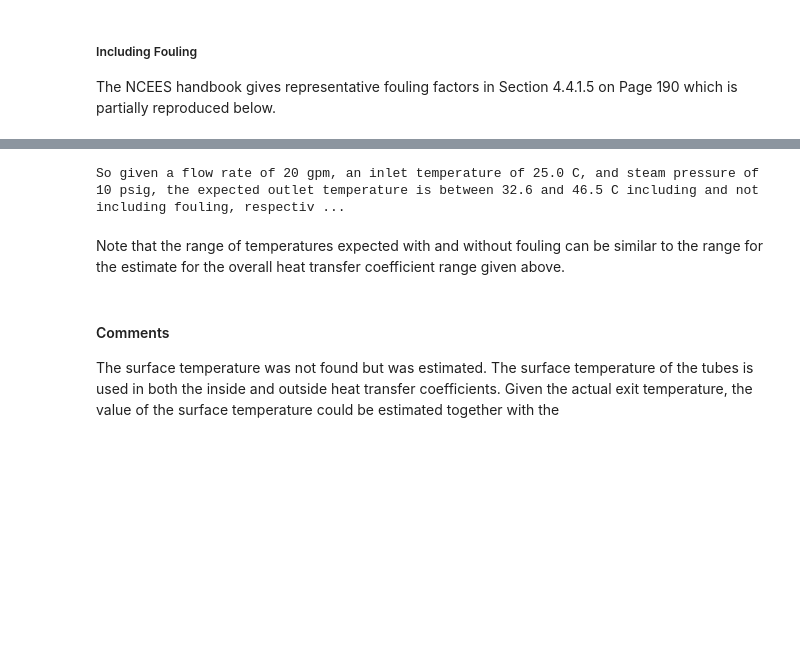
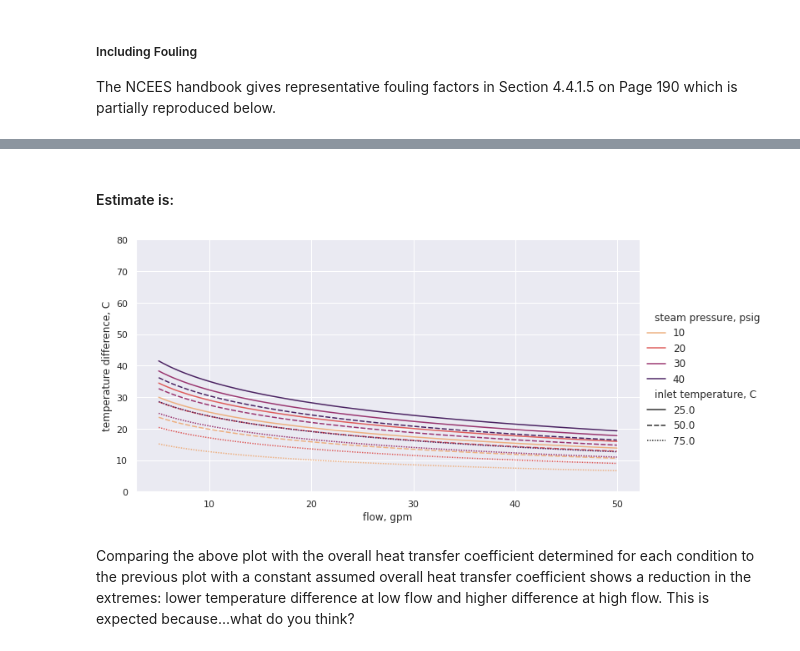
Before and after one commit to clint-bg/demos, a Jupyter notebook: shellandtube/ShellandTubePrediction.ipynb, the cells around one changed output, grey strips where cells are left out. Cells and saved outputs as stored; diff of their text form; code cells hidden in the pictures; blank space fills up the shorter version.

```diff
--- a/shellandtube/ShellandTubePrediction.ipynb
+++ b/shellandtube/ShellandTubePrediction.ipynb
@@ -131,6 +179,8 @@ insideh # W/m2/K
 #### Shell side heat transfer coefficient
 Condensing steam on a vertical surface, assumed laminar. The associated Nusselt number correlation is on Page 163 of the NCEES Handbook.
 # %%
-outsideNu = 0.943*(((density**2)*9.81*heatofvaporization*tubebafflelength**3)/(viscosity*thermalconductivity*(10)))**0.25 #difference between the surface temperature and saturated steam temperature estimated to be 10 C (per the NCEES handbook its between 3 and 22)
-outsideh = outsideNu*thermalconductivity/tubebafflelength
-outsideh
+def externalh(tubebafflelength=tubebafflelength,steampr=steampressurepsigmin):
+  tubesurfacetemp = steamtemp(steampr) - 7
+  outsideNu = 0.943*(((density**2)*9.81*heatofvaporization*tubebafflelength**3)/(viscosity(steamtemp(steampr))*thermalconductivity*(steamtemp(steampr)-tubesurfacetemp)))**0.25
+  outsideh = outsideNu*thermalconductivity/tubebafflelength
+  return outsideh
@@ -140,6 +192,7 @@ outsideh
 #### Overall heat transfer coefficient
 The overall heat transfer coefficient is an inverse sum of the individual heat transfer coefficients including the thermal conductivity of the tube as given on Page 164 of the NCEES Handbook.
 # %%
-Uov = 1/(1/insideh*tubeod/tubeid + tubeod/2/wallthermalconductivity*np.log(tubeod/tubeid) + 1/outsideh) #assuming no fouling
-print(f'So the overall heat transfer coefficient, without fouling, is {Uov:.0f} which is in the range estimated above')
+def Uov(hint=internalh()[0],tubeid=tubeid,tubeod=tubeod,hext=externalh(),Rfi=0):
+  return 1/(1/hint*tubeod/tubeid + tubeod/2/wallthermalconductivity*np.log(tubeod/tubeid) + 1/hext + Rfi*tubeod/tubeid) #assuming no fouling
+print(f'So the overall heat transfer coefficient, at the default conditions, without fouling, is {Uov():.0f} W/m2/K which is near the range from the hueristic quoted above')
 # %% [output]
@@ -158,13 +210,29 @@ Uovwithfouling
-# %%
-#now solve for the outlet temperature range
-outlettemprange = []
-for U in [Uovwithfouling,Uov]:
-  outlettemprange.append(fsolve(func,inlettemp+30,args=(U))[0])
-print(f"So given a flow rate of {flowgpm} gpm, an inlet temperature of {inlettemp:.1f} C, and steam pressure of {steampressurepsig} psig, the expected outlet temperature is between {outlettemprange[0]:.1f} and {outlettemprange[1]:.1f} C including and not including fouling, respectively.")
-# %% [output]
-So given a flow rate of 20 gpm, an inlet temperature of 25.0 C, and steam pressure of 10 psig, the expected outlet temperature is between 32.6 and 46.5 C including and not including fouling, respectiv ...
-# %% [markdown]
-Note that the range of temperatures expected with and without fouling can be similar to the range for the estimate for the overall heat transfer coefficient range given above.
-# %% [markdown]
-#### Comments
-The surface temperature was not found but was estimated. The surface temperature of the tubes is used in both the inside and outside heat transfer coefficients. Given the actual exit temperature, the value of the surface temperature could be estimated together with the
+# %% [markdown]
+#### Estimate is:
+# %%
+#Solve for each combination of flow and steam pressure
+#First build a dictionary that can easily be converted into a pandas dataframe (helpful for visualization and data processing)
+modelr = {'temperature difference, C':[],'steam pressure, psig':[],'flow, gpm':[],'inlet temperature, C':[],'LMTD, C':[]}
+for steampr in steamlin:
+  Tcond = steamtemp(steampr)
+  for gpm in gpmlin:
+    massf = massflow(gpm)
+    for intemp in inletlin:
+      #first calculate the overall heat transfer coefficient for the condition
+      hinte = internalh(gpm=gpm,inlettemp=intemp,steampr=steampr)[0]
+      hexte = externalh(steampr=steampr)
+      U = Uov(hint=hinte,hext=hexte,Rfi=0)
+      input = {'U':U,'massflow':massf,'pressure':steampr,'inlettemp':intemp}
+      outtemp = fsolve(func,intemp+5,args=(input))[0]; tmpdiff = outtemp - intemp;
+      lmtd = tmpdiff/np.log((Tcond-intemp)/(Tcond-outtemp))
+      modelr['temperature difference, C'].append(tmpdiff); modelr['steam pressure, psig'].append(steampr);
+      modelr['flow, gpm'].append(gpm); modelr['inlet temperature, C'].append(intemp); modelr['LMTD, C'].append(lmtd)
+df = pd.DataFrame(modelr) #convert the dictionary to a dataframe
+# %%
+p = sns.relplot(x='flow, gpm',y='temperature difference, C',hue='steam pressure, psig',kind="line",style='inlet temperature, C',palette='flare',data=df,aspect=15/8);
+p.axes[0,0].set_ylim(0,80)
+plt.show()
+# %% [output]
+[figure, added]
+# %% [markdown]
+Comparing the above plot with the overall heat transfer coefficient determined for each condition to the previous plot with a constant assumed overall heat transfer coefficient shows a reduction in the extremes: lower temperature difference at low flow and higher difference at high flow. This is expected because...what do you think?
```
Also changed, not shown: parts of 31 cells of this notebook.
